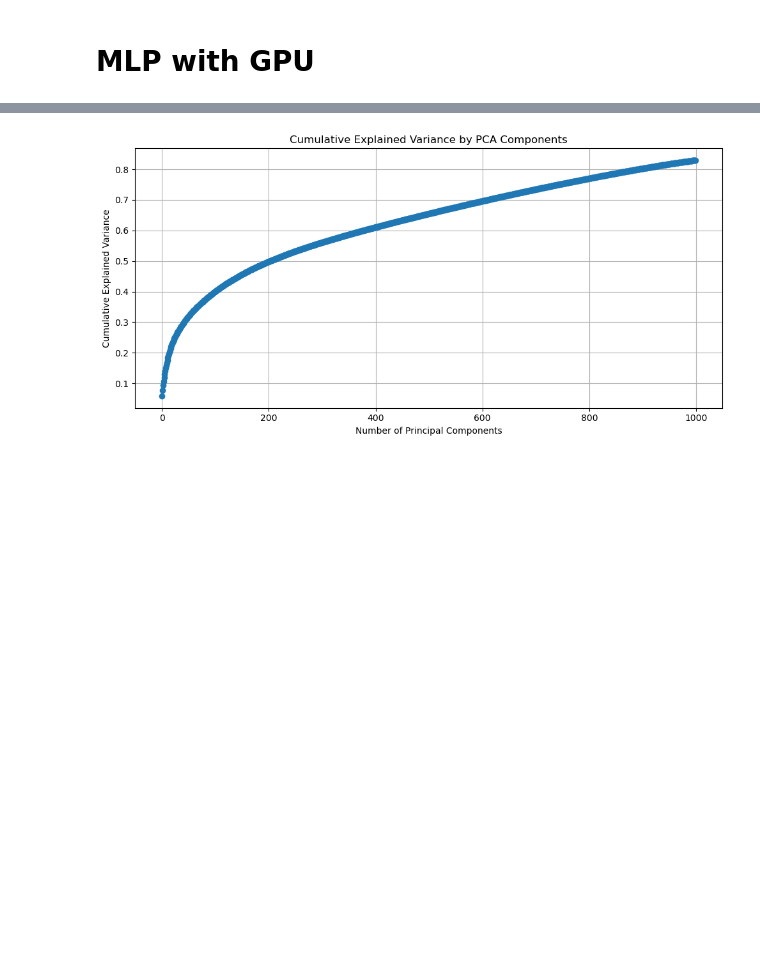
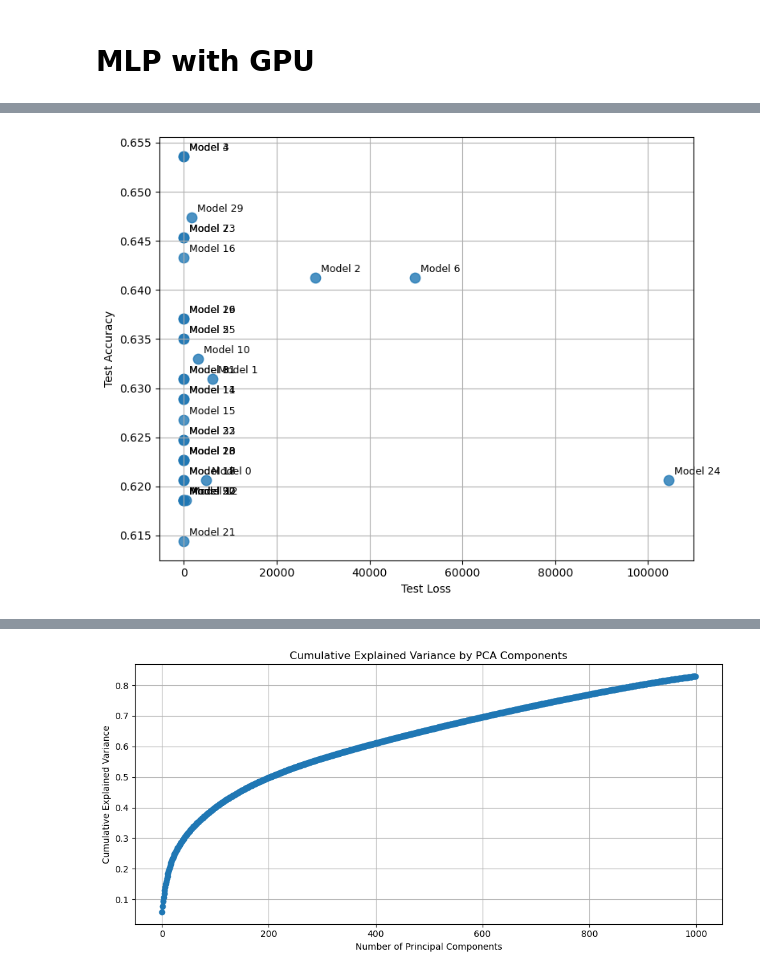
Before and after one commit to henrysun9074/gsAI, a Jupyter notebook: MLP_CNN.ipynb, the cells around one changed output, grey strips where cells are left out. Cells and saved outputs as stored; diff of their text form; code cells hidden in the pictures; blank space fills up the shorter version.

```diff
--- a/MLP_CNN.ipynb
+++ b/MLP_CNN.ipynb
@@ -214,0 +343,4 @@ Error:
+# %%
+print(optimizer.max)
+for i, res in enumerate(optimizer.res):
+    print("Iteration {}: \n\t{}".format(i, res))
@@ -214,0 +446,23 @@ Error:
+# %%
+import matplotlib.pyplot as plt
+
+def plot_test_accuracy_vs_loss(results):
+    test_accuracies = [entry['test_acc'] for entry in results]
+    test_losses = [entry['test_loss'] for entry in results]
+    labels = [f"Model {entry['index']}" for entry in results]
+
+    plt.figure(figsize=(8, 6))
+    plt.scatter(test_losses, test_accuracies, s=80, alpha=0.8)
+
+    for i, label in enumerate(labels):
+        plt.annotate(label, (test_losses[i], test_accuracies[i]), fontsize=9, xytext=(5, 5), textcoords='offset points')
+
+    plt.xlabel("Test Loss")
+    plt.ylabel("Test Accuracy")
+    plt.grid(True)
+    plt.tight_layout()
+    plt.show()
+
+plot_test_accuracy_vs_loss(results)
+# %% [output]
+[figure, added]
```
Also changed, not shown: parts of 12 cells of this notebook, 2 other files.
